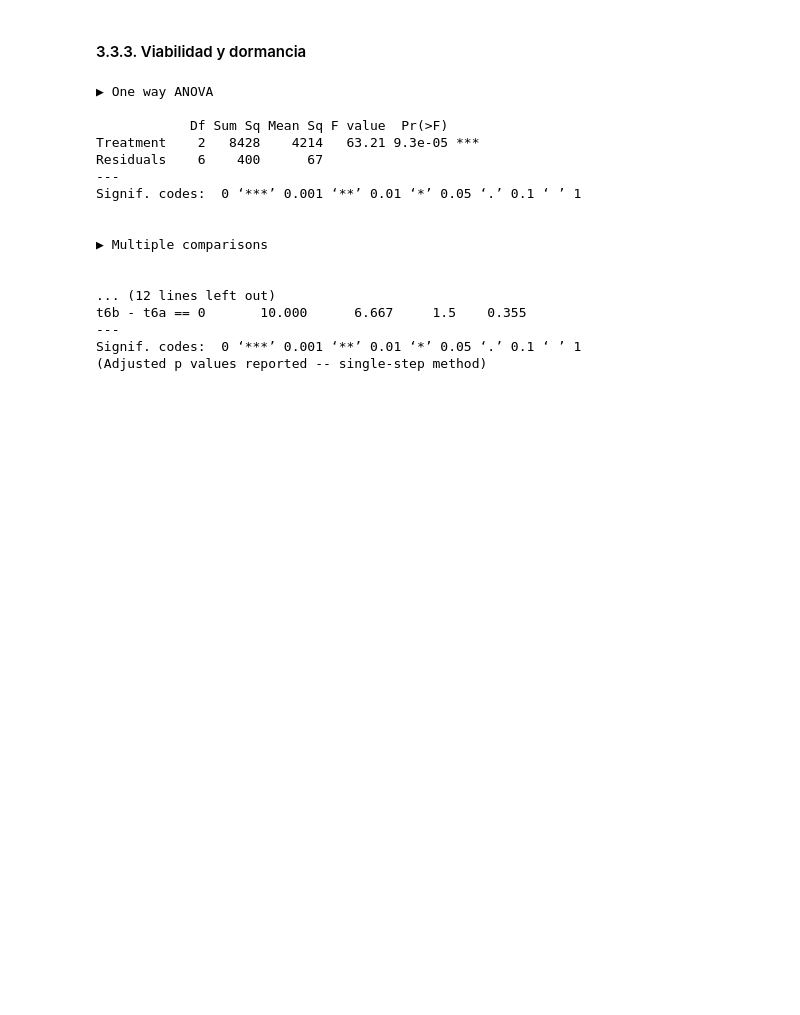
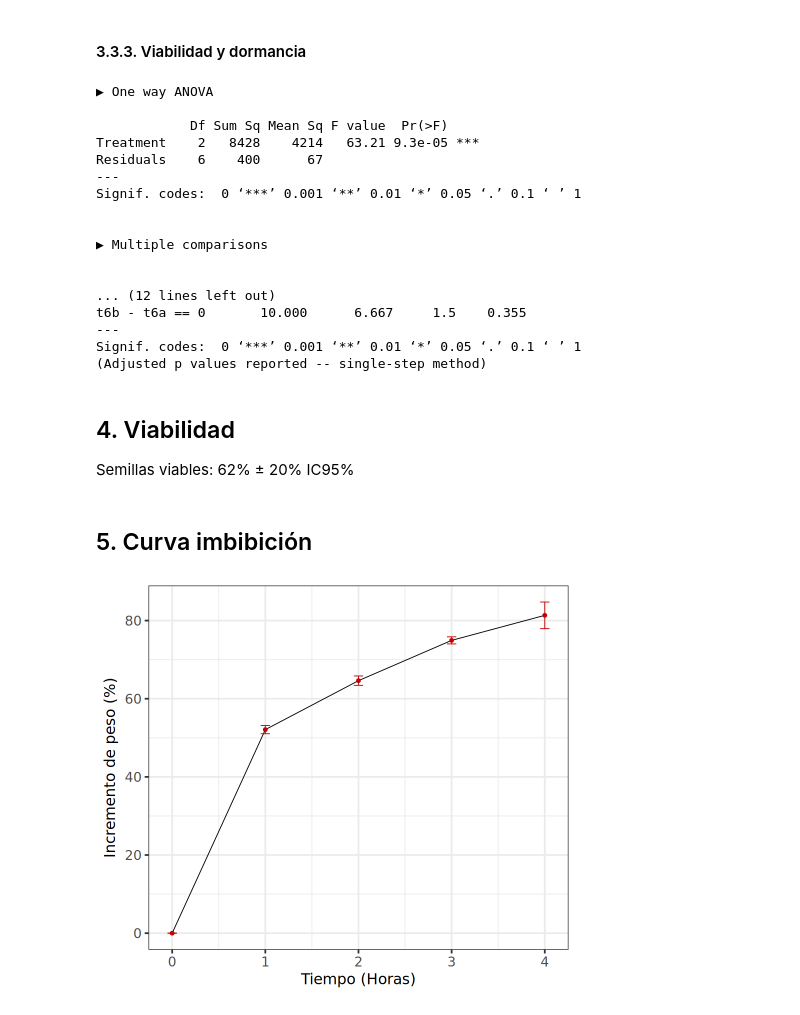
Before and after one commit to hdescobarh/journey-resolution, a Jupyter notebook: FV_Lab_germination/Code/raw_analysis.ipynb, the cells around one changed output. Drawn from its saved outputs; the diff is of its cells as text; code cells hidden in the pictures; blank space fills up the shorter version.

Commit message:
feat(FV): agregada información de viabilidad y curva de imbibición

```diff
--- a/FV_Lab_germination/Code/raw_analysis.ipynb
+++ b/FV_Lab_germination/Code/raw_analysis.ipynb
@@ -507,3 +507,9 @@ t6b - t6a == 0       10.000      6.667     1.5    0.355
 ---
 Signif. codes:  0 ‘***’ 0.001 ‘**’ 0.01 ‘*’ 0.05 ‘.’ 0.1 ‘ ’ 1
 (Adjusted p values reported -- single-step method)
+# %% [markdown]
+## 4. Viabilidad
+
+Semillas viables: 62% ± 20% IC95%
+# %% [markdown]
+## 5. Curva imbibición
@@ -509,0 +564,27 @@ Signif. codes:  0 ‘***’ 0.001 ‘**’ 0.01 ‘*’ 0.05 ‘.’ 0.1 ‘ ’
+# %%
+imbibition_summary <- summarize_imbibition_data(
+  add_cumulative_percent(imbibition_data)
+)
+# %%
+old_plot_width <- options(repr.plot.width = 8)
+
+ggplot(
+  data = imbibition_summary,
+  mapping = aes(x = Time, y = WeightPercent.Mean)
+) +
+  geom_line(linewidth = 0.5) +
+  geom_point(size = 2, color = "#c30000", ) +
+  geom_errorbar(
+    color = "#c30000",
+    width = 0.1,
+    mapping = aes(
+      ymin = WeightPercent.Mean - WeightPercent.StdErr,
+      ymax = WeightPercent.Mean + WeightPercent.StdErr
+    )
+  ) +
+  labs(
+    x = expression("Tiempo" ~ "(Horas)"),
+    y = expression("Incremento de peso" ~ "(%)")
+  )
+# %% [output]
+[figure, added]
```
Also changed, not shown: parts of 8 cells of this notebook.
